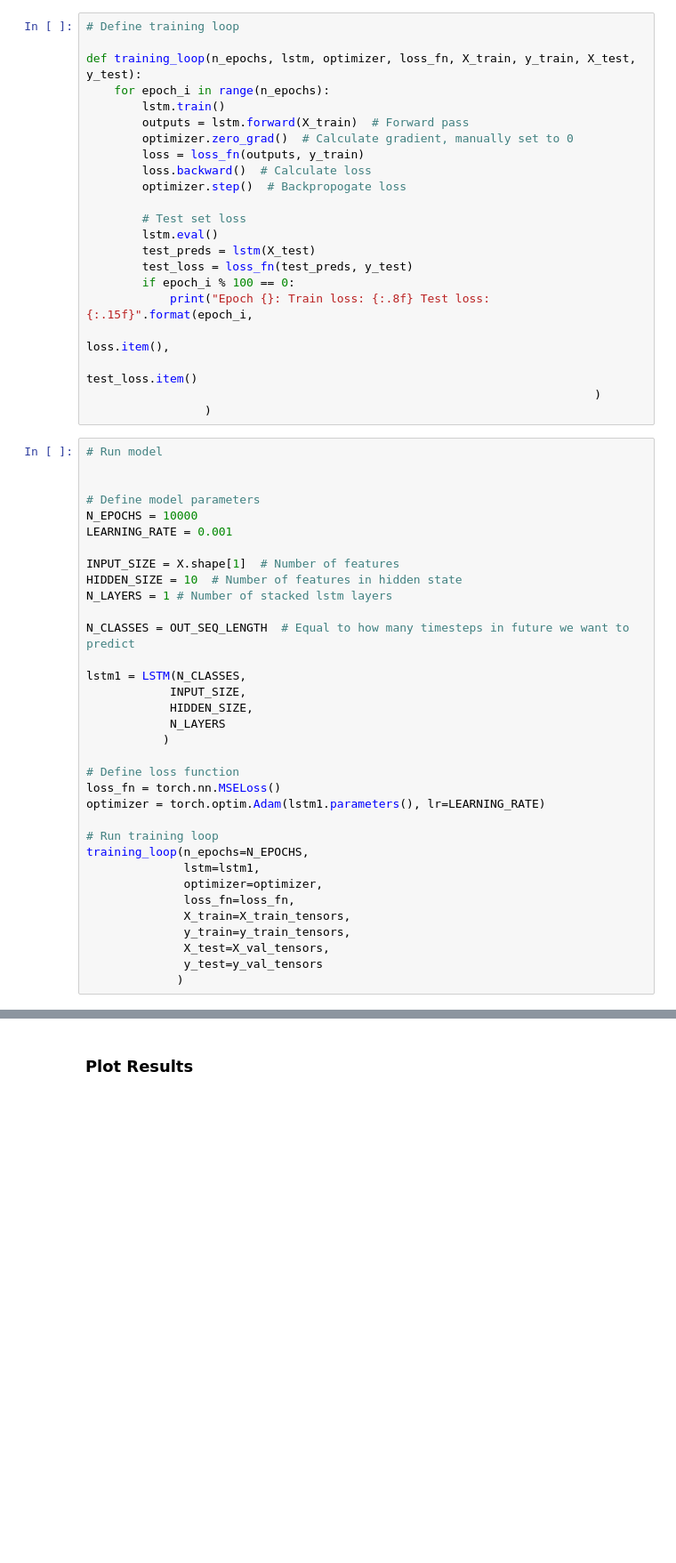
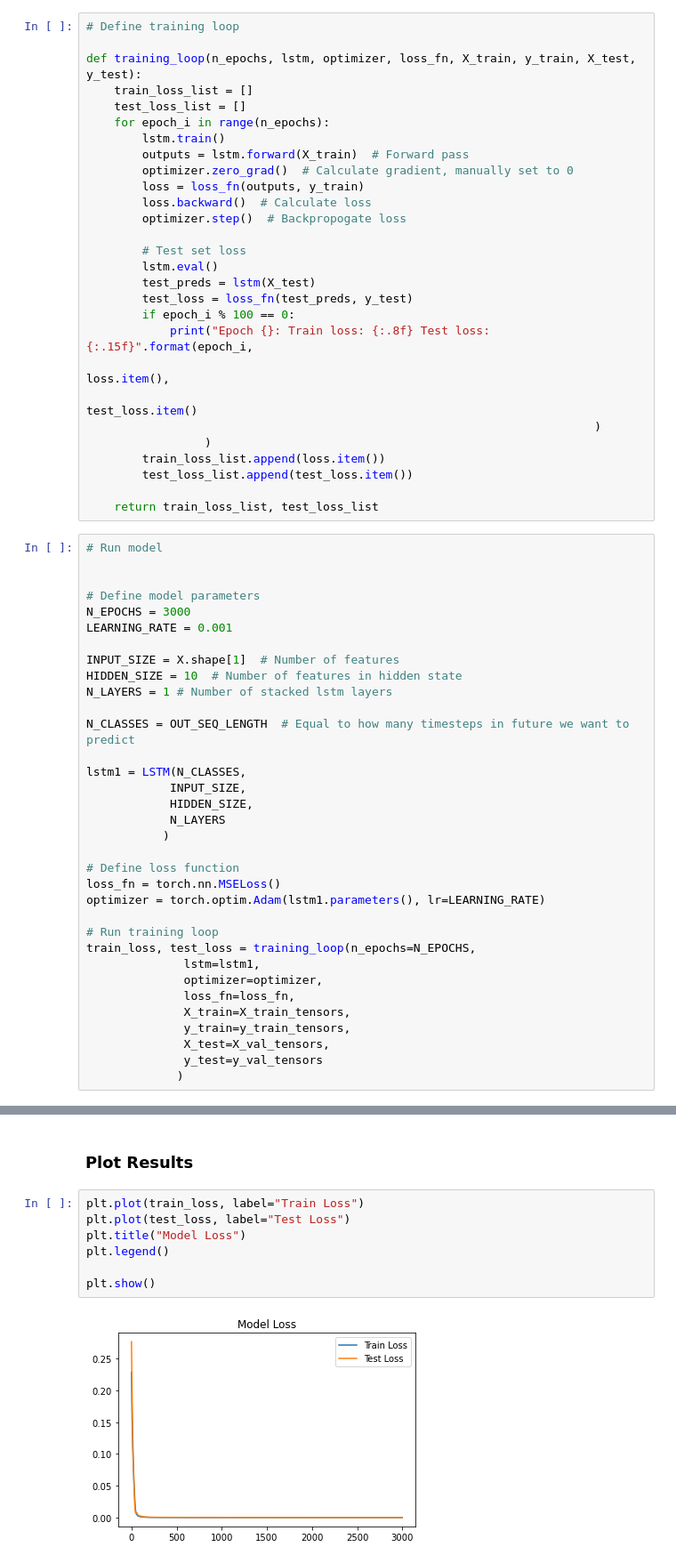
Before and after one commit to hsdistefa/mas-thesis, a Jupyter notebook: Model2.ipynb, the cells around one changed output, grey strips where cells are left out. Shown at 89% size. Cells and saved outputs as stored; diff of their text form; blank space fills up the shorter version.

```diff
--- a/Model2.ipynb
+++ b/Model2.ipynb
@@ -186,6 +186,8 @@ class LSTM(torch.nn.Module):
 # Define training loop
 
 def training_loop(n_epochs, lstm, optimizer, loss_fn, X_train, y_train, X_test, y_test):
+    train_loss_list = []
+    test_loss_list = []
     for epoch_i in range(n_epochs):
         lstm.train()
         outputs = lstm.forward(X_train)  # Forward pass
@@ -204,12 +206,16 @@ def training_loop(n_epochs, lstm, optimizer, loss_fn, X_train, y_train, X_test,
                                                                           test_loss.item()
                                                                          )
                  )
+        train_loss_list.append(loss.item())
+        test_loss_list.append(test_loss.item())
+
+    return train_loss_list, test_loss_list
 # %%
 # Run model
 
 
 # Define model parameters
-N_EPOCHS = 10000
+N_EPOCHS = 3000
 LEARNING_RATE = 0.001
 
 INPUT_SIZE = X.shape[1]  # Number of features
@@ -229,7 +235,7 @@ loss_fn = torch.nn.MSELoss()
 optimizer = torch.optim.Adam(lstm1.parameters(), lr=LEARNING_RATE)
 
 # Run training loop
-training_loop(n_epochs=N_EPOCHS,
+train_loss, test_loss = training_loop(n_epochs=N_EPOCHS,
               lstm=lstm1,
               optimizer=optimizer,
               loss_fn=loss_fn,
@@ -259,5 +265,14 @@ Epoch 9900: Train loss: 0.00001088 Test loss: 0.000023294956918
 # %% [markdown]
 ### Plot Results
+# %%
+plt.plot(train_loss, label="Train Loss")
+plt.plot(test_loss, label="Test Loss")
+plt.title("Model Loss")
+plt.legend()
+
+plt.show()
+# %% [output]
+[figure, added]
 # %%
 # Plot predictions vs actual
 
```
Also changed, not shown: parts of 2 cells of this notebook.
